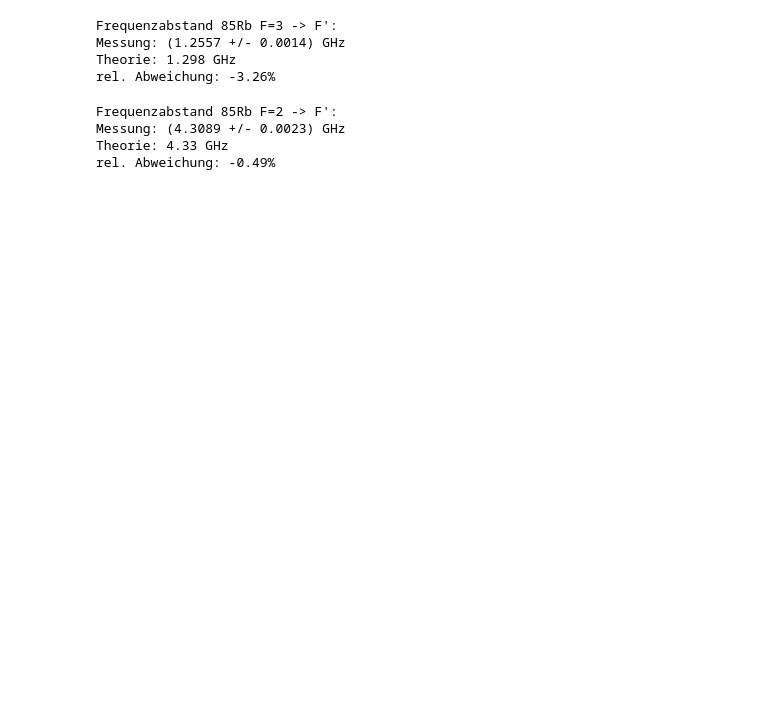
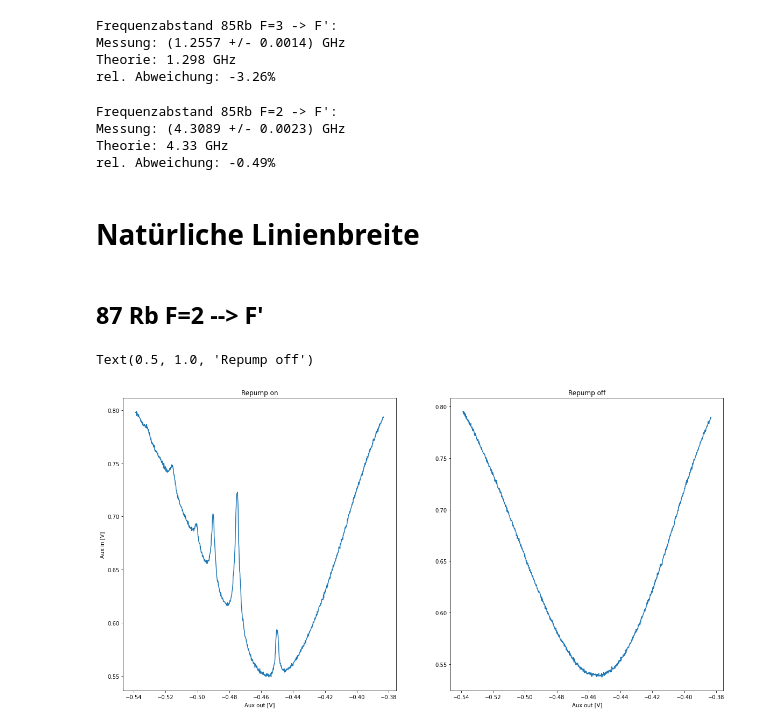
Before and after one commit to mkm2/FP-MOT, a Jupyter notebook: Analysis.ipynb, the cells around one changed output. Saved outputs shown, nothing was run; the diff lists cells and outputs as text; code cells hidden in the pictures; blank space fills up the shorter version.

Commit message:
Natürliche Linienbreite 1/4

```diff
--- a/Analysis.ipynb
+++ b/Analysis.ipynb
@@ -105,3 +119,22 @@ Frequenzabstand 85Rb F=2 -> F':
 Messung: (4.3089 +/- 0.0023) GHz
 Theorie: 4.33 GHz
 rel. Abweichung: -0.49%
+# %% [markdown]
+# Natürliche Linienbreite
+# %% [markdown]
+## 87 Rb F=2 --> F'
+# %%
+transition = "87_2"
+data = pd.read_csv(datapath/('DigiLock-LockData_'+transition+'.txt'), sep="\t")
+data_nr = pd.read_csv(datapath/('DigiLock-LockData_'+transition+'_norepump.txt'), sep = "\t")
+fig, (ax1, ax2) = plt.subplots(1, 2,figsize = (20,10))
+ax1.plot(data['Aux out [V]'],data['Aux in [V]'])
+ax2.plot(data_nr['Aux out [V]'],data_nr['Aux in [V]'],)
+ax1.set_xlabel('Aux out [V]')
+ax1.set_ylabel('Aux in [V]')
+ax2.set_xlabel('Aux out [V]')
+ax1.set_title('Repump on')
+ax2.set_title('Repump off')
+# %% [output]
+Text(0.5, 1.0, 'Repump off')
+[figure, added]
```
Also changed, not shown: parts of 29 cells of this notebook.
